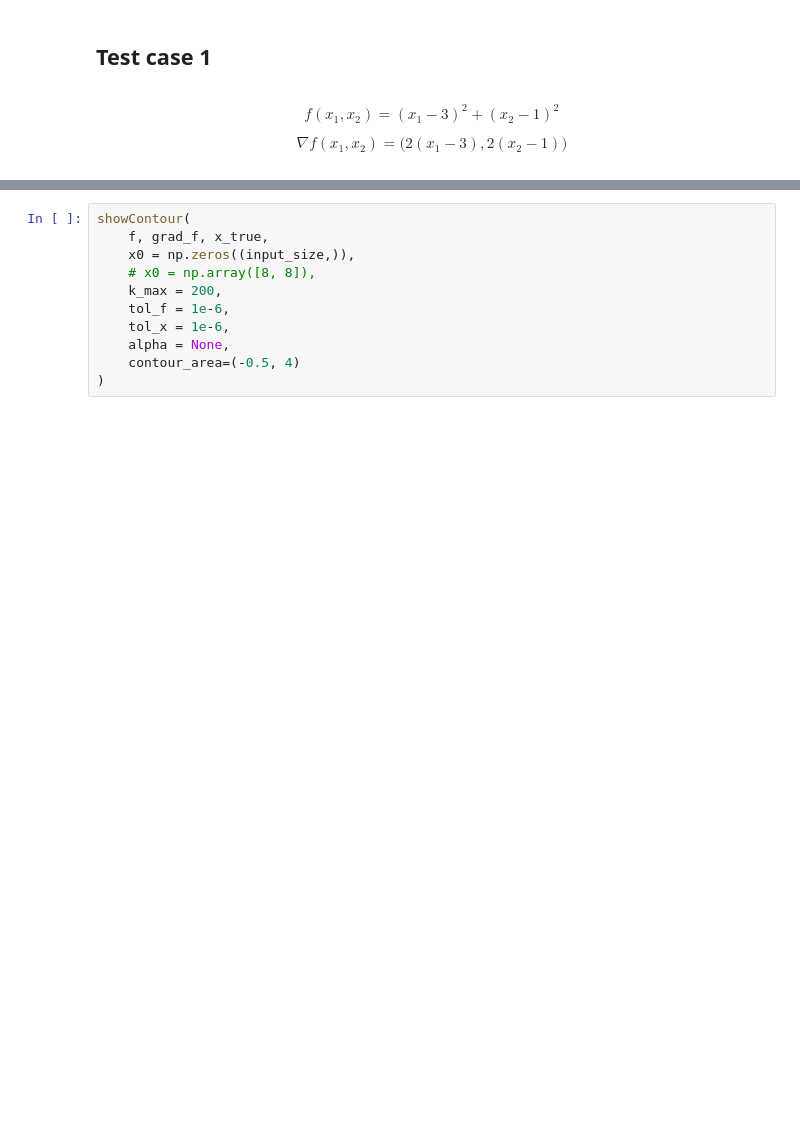
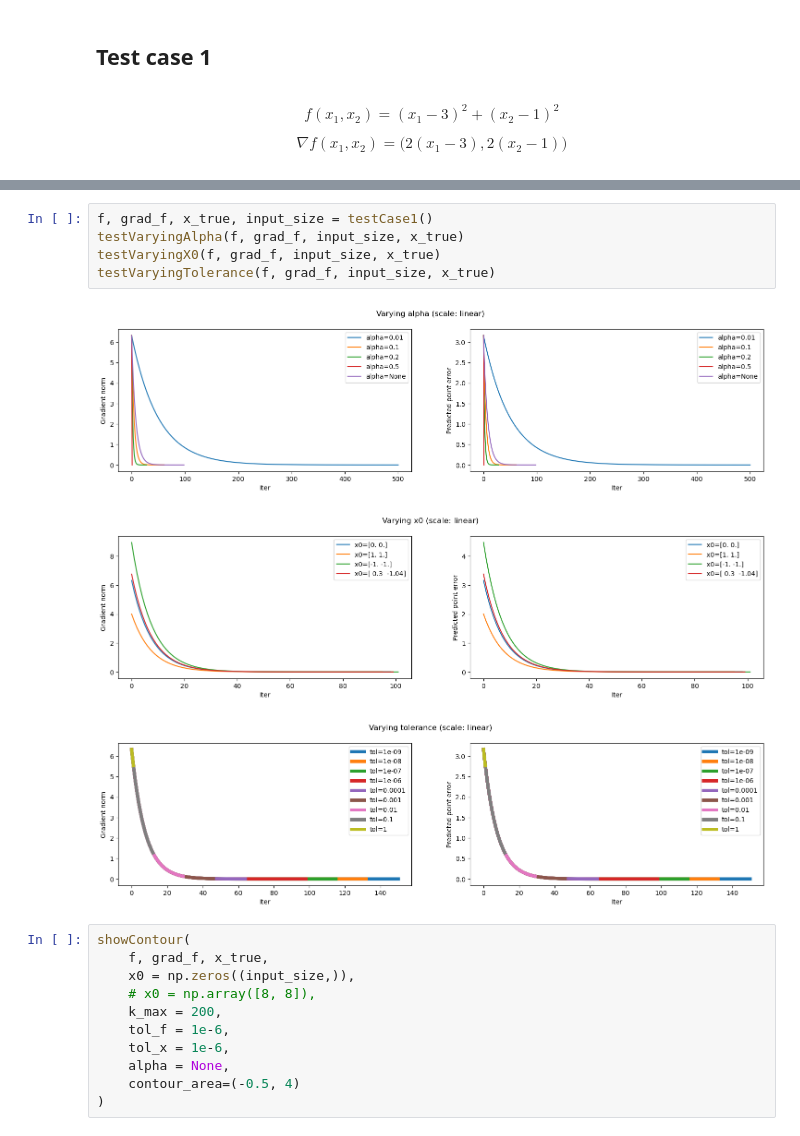
Before and after one commit to NotXia/unibo-smm-homework, a Jupyter notebook: homework3/1_gd.ipynb, the cells around one changed output, grey strips where cells are left out. Saved outputs shown, nothing was run; the diff lists cells and outputs as text; blank space fills up the shorter version.

```diff
--- a/homework3/1_gd.ipynb
+++ b/homework3/1_gd.ipynb
@@ -205,3 +212,12 @@ alpha: backtracking | x0: [0. 0.] | tol_f: 1e-06 | tol_x: 1e-06 | Iterations: 98
+# %%
+f, grad_f, x_true, input_size = testCase1()
+testVaryingAlpha(f, grad_f, input_size, x_true)
+testVaryingX0(f, grad_f, input_size, x_true)
+testVaryingTolerance(f, grad_f, input_size, x_true)
+# %% [output]
+[figure, added]
+[figure, added]
+[figure, added]
 # %%
 showContour(
     f, grad_f, x_true,
```
Also changed, not shown: parts of 15 cells of this notebook, 6 other files.
